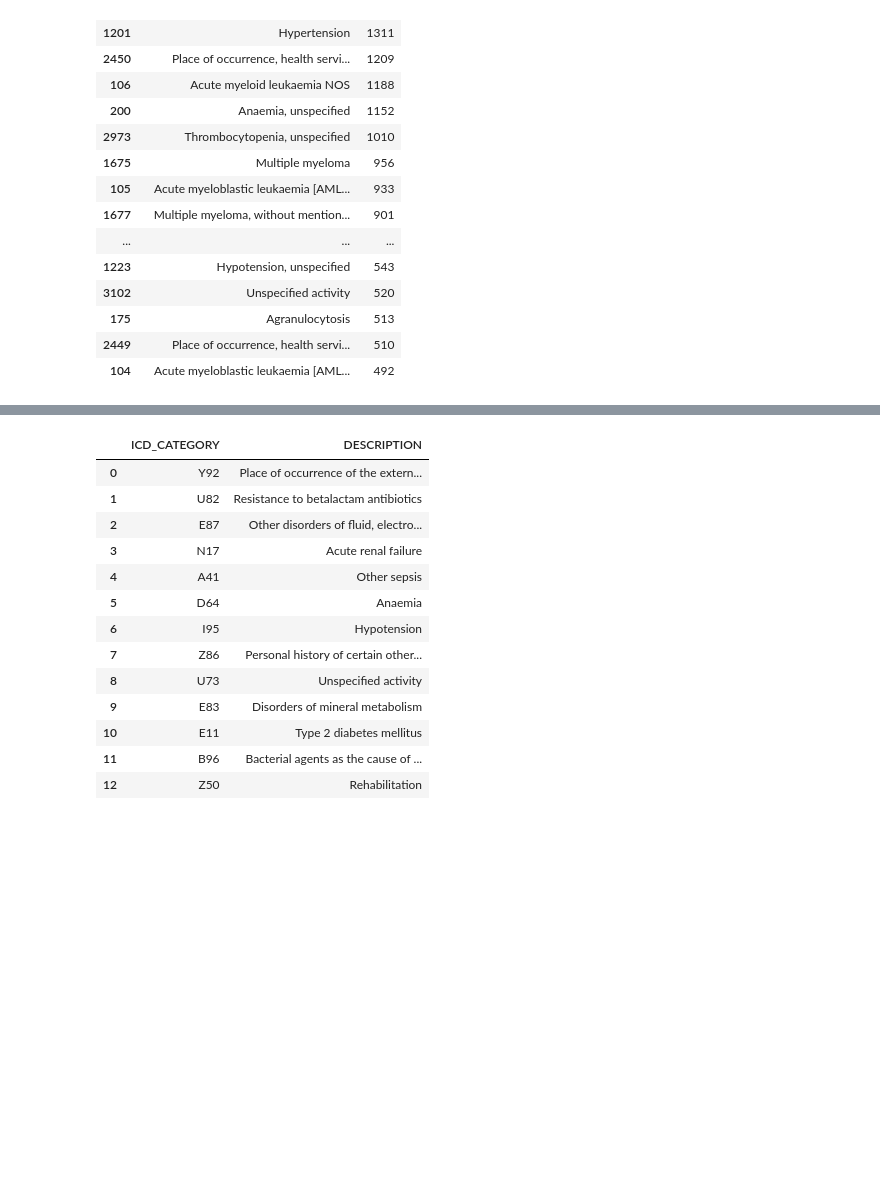
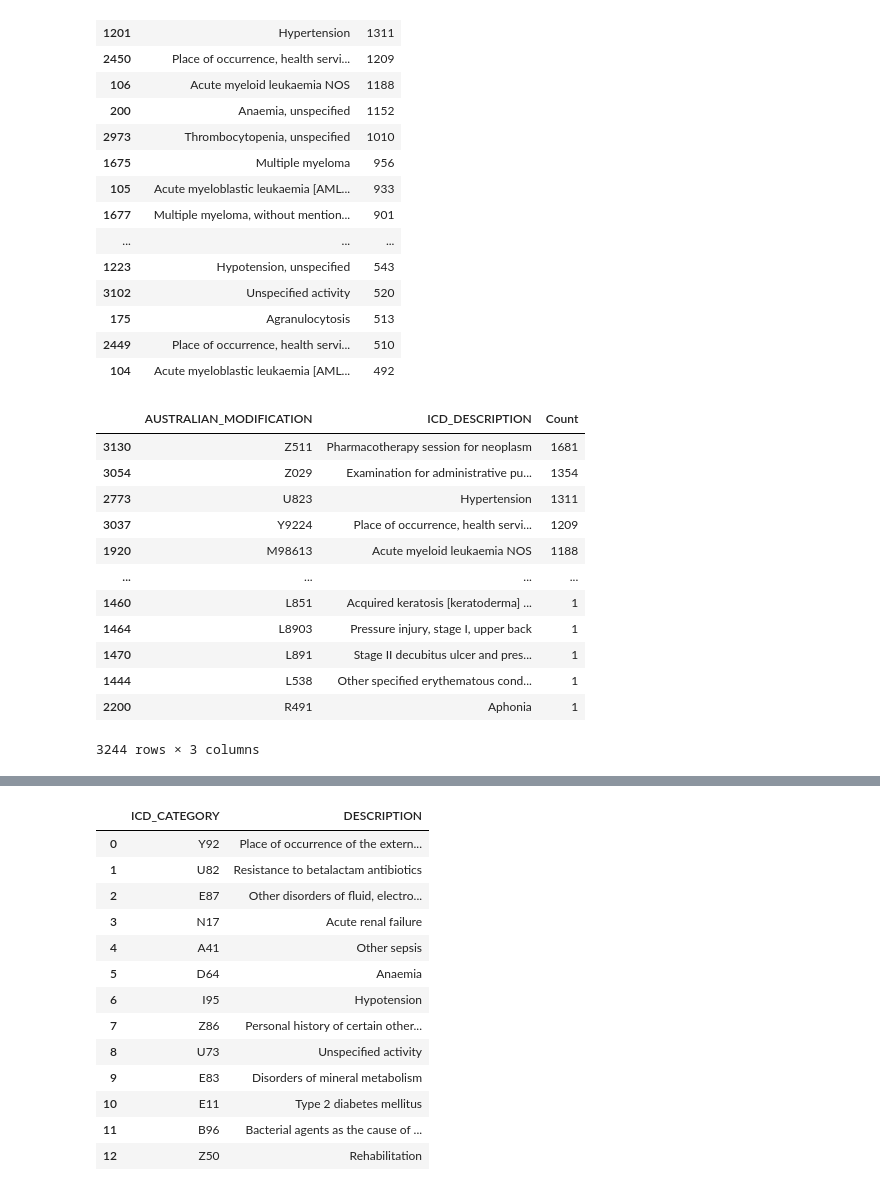
Before and after one commit to ryashpal/EHR-Int-Analysis, a Jupyter notebook: notebooks/co_morbidities_analysis/exploration_1.ipynb, the cells around one changed output, grey strips where cells are left out. Drawn from its saved outputs; the diff is of its cells as text; code cells hidden in the pictures; blank space fills up the shorter version.

```diff
--- a/notebooks/co_morbidities_analysis/exploration_1.ipynb
+++ b/notebooks/co_morbidities_analysis/exploration_1.ipynb
@@ -189,6 +189,28 @@ topComorbiditiesDf.sort_values(by=['count'], ascending=False)[:20]
 | 175 | Agranulocytosis | 513 |
 | 2449 | Place of occurrence, health servi... | 510 |
 | 104 | Acute myeloblastic leukaemia [AML... | 492 |
+# %%
+import os
+from pathlib import Path
+
+saveDf = filteredIcdDf[['ICD_DESCRIPTION', 'AUSTRALIAN_MODIFICATION', 'PATIENT_ID']].groupby(['AUSTRALIAN_MODIFICATION', 'ICD_DESCRIPTION']).agg('count').reset_index().rename(columns={'PATIENT_ID': 'Count'})
+saveDf = saveDf.sort_values(by=['Count'], ascending=False)
+saveDf.to_csv(Path(os.environ['EHR_DATA_BASE'], 'blood_pos_cohort_20240531', 'etc', 'comorbidities.csv'), index=False)
+saveDf
+# %% [output]
+|  | AUSTRALIAN_MODIFICATION | ICD_DESCRIPTION | Count |
+| 3130 | Z511 | Pharmacotherapy session for neoplasm | 1681 |
+| 3054 | Z029 | Examination for administrative pu... | 1354 |
+| 2773 | U823 | Hypertension | 1311 |
+| 3037 | Y9224 | Place of occurrence, health servi... | 1209 |
+| 1920 | M98613 | Acute myeloid leukaemia NOS | 1188 |
+| ... | ... | ... | ... |
+| 1460 | L851 | Acquired keratosis [keratoderma] ... | 1 |
+| 1464 | L8903 | Pressure injury, stage I, upper back | 1 |
+| 1470 | L891 | Stage II decubitus ulcer and pres... | 1 |
+| 1444 | L538 | Other specified erythematous cond... | 1 |
+| 2200 | R491 | Aphonia | 1 |
+3244 rows × 3 columns
 # %%
 filteredIcdDf['ICD_CATEGORY'] = filteredIcdDf.AUSTRALIAN_MODIFICATION.str[:3]
 topIcdCategoriesDf = filteredIcdDf[['ICD_CATEGORY', 'PATIENT_ID']].drop_duplicates().groupby(by=['ICD_CATEGORY']).agg(['count'])
```
Also changed, not shown: parts of 5 cells of this notebook.
